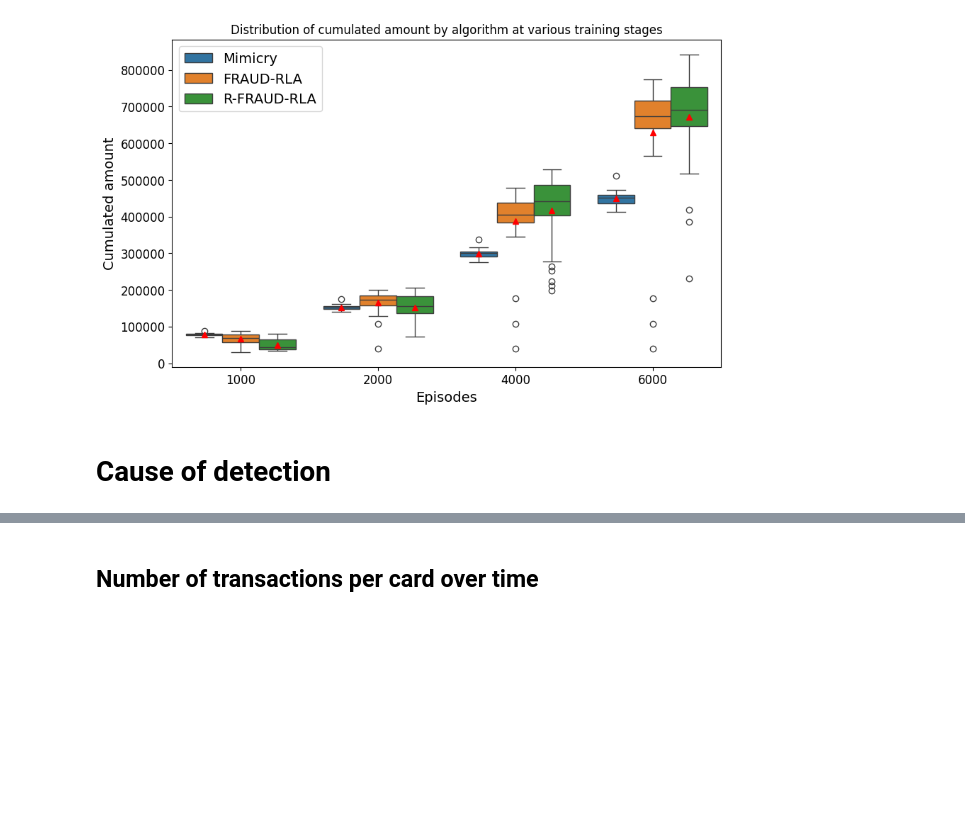
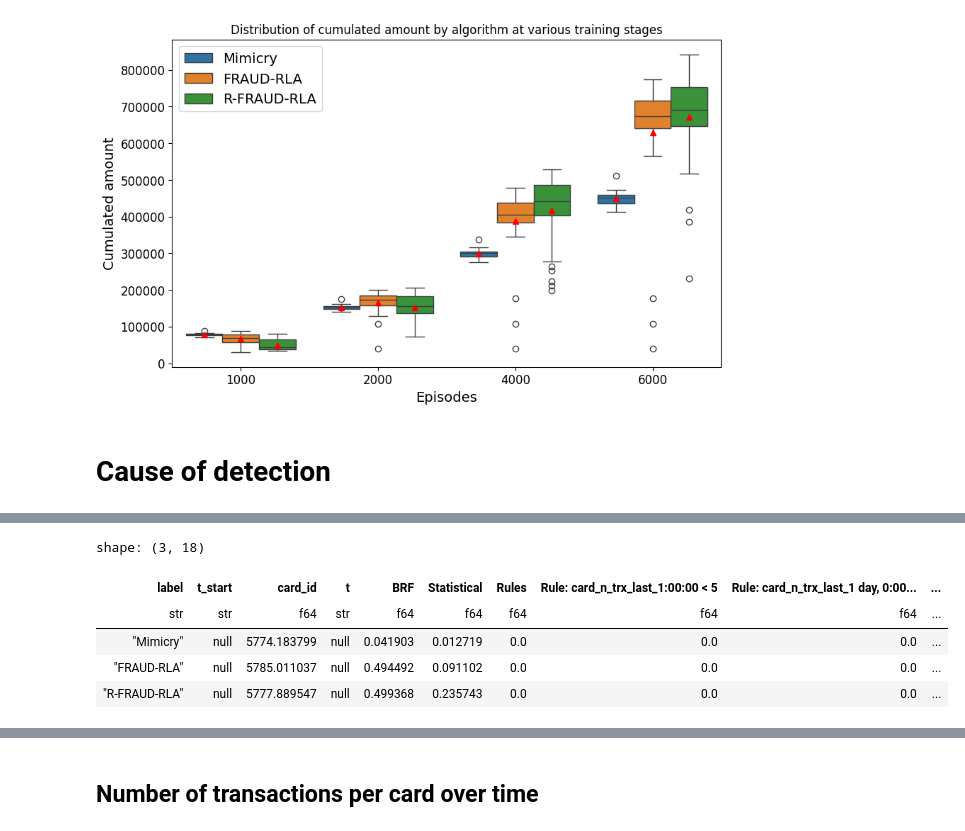
Before and after one commit to FaramirHurin/RL_Attack_September24, a Jupyter notebook: src/agents-comparison.ipynb, the cells around one changed output, grey strips where cells are left out. Drawn from its saved outputs; the diff is of its cells as text; code cells hidden in the pictures; blank space fills up the shorter version.

```diff
--- a/src/agents-comparison.ipynb
+++ b/src/agents-comparison.ipynb
@@ -247,0 +198,9 @@ shape: (1, 5)
+# %%
+df.group_by("label").agg(pl.std("*"))
+# %% [output]
+shape: (3, 18)
+| label | t_start | card_id | t | BRF | Statistical | Rules | Rule: card_n_trx_last_1:00:00 < 5 | Rule: card_n_trx_last_1 day, 0:00... | ... |
+| str | str | f64 | str | f64 | f64 | f64 | f64 | f64 | ... |
+| "Mimicry" | null | 5774.183799 | null | 0.041903 | 0.012719 | 0.0 | 0.0 | 0.0 | ... |
+| "FRAUD-RLA" | null | 5785.011037 | null | 0.494492 | 0.091102 | 0.0 | 0.0 | 0.0 | ... |
+| "R-FRAUD-RLA" | null | 5777.889547 | null | 0.499368 | 0.235743 | 0.0 | 0.0 | 0.0 | ... |
```
Also changed, not shown: parts of 19 cells of this notebook, 17 other files.
